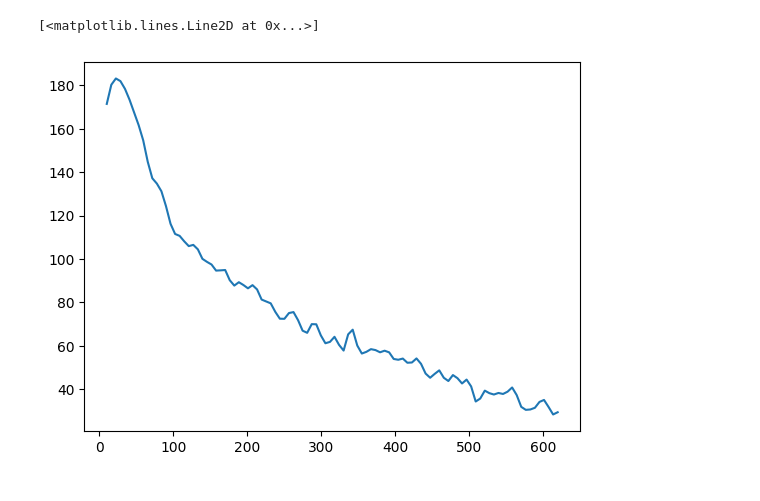
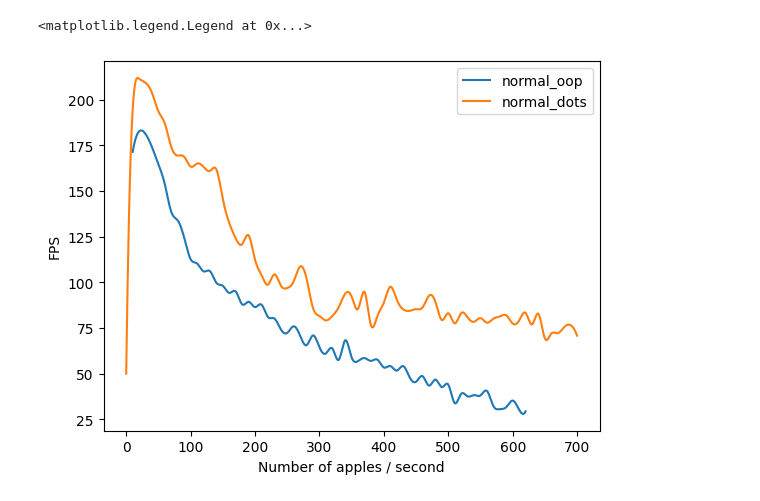
Before and after one commit to phenyle/Eval-ApplePicker-ChatGPT, a Jupyter notebook: plotter.ipynb, the cells around one changed output. Saved outputs shown, nothing was run; the diff lists cells and outputs as text; code cells hidden in the pictures.

```diff
--- a/plotter.ipynb
+++ b/plotter.ipynb
@@ -13,20 +1,28 @@ df.plot(x='num_apples', y='fps')
-# %%
-from scipy.interpolate import interp1d
-
-mean_df = df.groupby('num_apples').mean()
-
-curve = interp1d(mean_df.index, mean_df.fps, kind='cubic')
-
-# plot the curve
-import numpy as np
-import matplotlib.pyplot as plt
-
-x = np.linspace(mean_df.index.min(), mean_df.index.max(), 100)
-y = curve(x)
-
-plt.plot(x, y)
-
-# df.interpolate(method='cubic').groupby('num_apples').mean().plot()
-# %% [output]
-[<matplotlib.lines.Line2D at 0x...>]
-[figure, removed]
+# %%
+types = ['normal']
+styles = ['oop', 'dots']
+
+import numpy as np
+import pandas as pd
+from matplotlib import pyplot as plt
+from scipy.interpolate import interp1d
+
+
+for t in types:
+    for s in styles:
+        df = pd.read_csv(f'{t}_{s}.csv')
+        df = df.groupby('num_apples').mean()
+
+        curve = interp1d(df.index, df['fps'], kind='cubic')
+
+        x = np.linspace(df.index.min(), df.index.max(), num=1000, endpoint=True)
+        y = curve(x)
+
+        plt.plot(x, y, label=f'{t}_{s}')
+
+plt.xlabel('Number of apples / second')
+plt.ylabel('FPS')
+plt.legend()
+# %% [output]
+<matplotlib.legend.Legend at 0x...>
+[figure, added]
```
Also changed, not shown: parts of 1 cell of this notebook.
